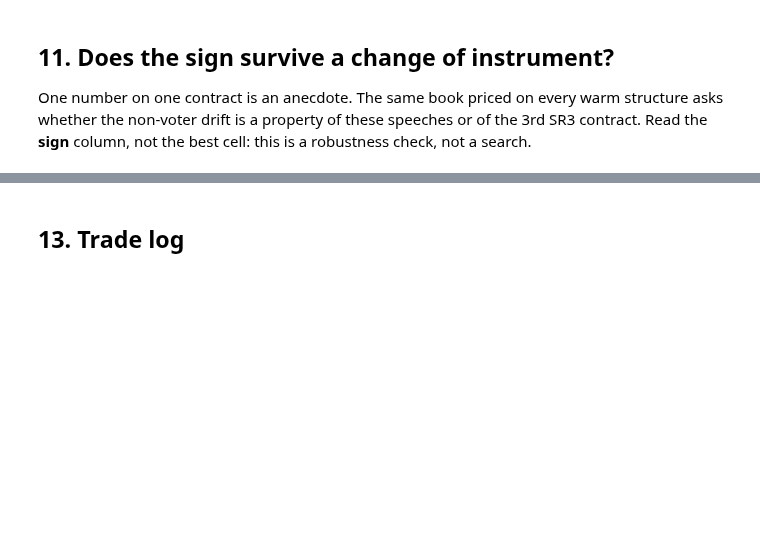
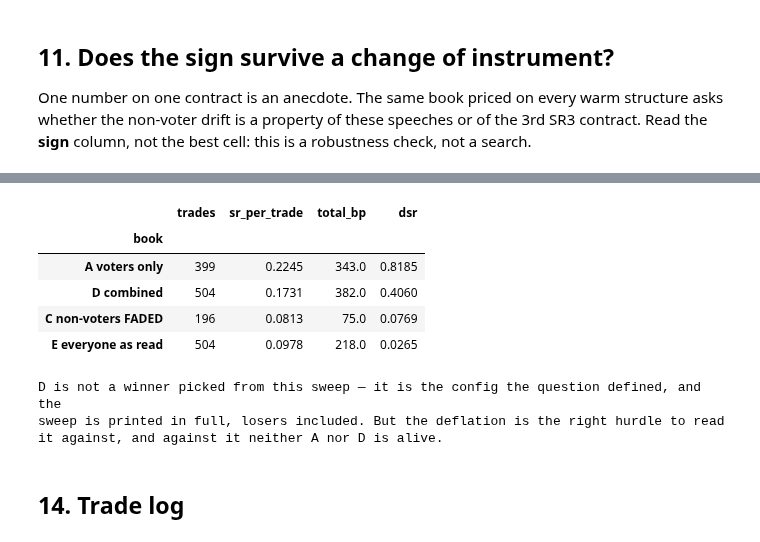
Before and after one commit to yieldcurvemonkey/ARBS, a Jupyter notebook: notebooks/backtests/intraday_fed_hawk_dove/usd_fomc_nonvoter_fade.ipynb, the cells around one changed output, grey strips where cells are left out. Drawn from its saved outputs; the diff is of its cells as text; code cells hidden in the pictures; blank space fills up the shorter version.

```diff
--- a/notebooks/backtests/intraday_fed_hawk_dove/usd_fomc_nonvoter_fade.ipynb
+++ b/notebooks/backtests/intraday_fed_hawk_dove/usd_fomc_nonvoter_fade.ipynb
@@ -792,0 +944,69 @@ D beats A on Sharpe in 7/25 windows
+# %%
+# --- (a) the rotation boundary --------------------------------------------
+import datetime as _dt
+meetings = FX.fomc_decision_dates()
+first_mtg = {}
+for m in meetings:
+    first_mtg.setdefault(m.year, m)
+    first_mtg[m.year] = min(first_mtg[m.year], m)
+
+
+def alt_is_voter(speaker, d):
+    """Score the speech under the roster that was actually seated that day."""
+    if d < first_mtg.get(d.year, d):
+        d = _dt.date(d.year - 1, d.month, d.day)
+    return FX.is_voter(speaker, d)
+
+
+dd = D.copy()
+dd["date"] = dd.opened_at.dt.date
+dd["alt_is_voter"] = [alt_is_voter(s, x) for s, x in zip(dd.speaker, dd.date)]
+dd["in_gap"] = [x < first_mtg.get(x.year, x) for x in dd.date]
+changed = dd[dd.alt_is_voter != dd.is_voter]
+alt_flip = np.where(dd.alt_is_voter == False, -1.0, 1.0)
+dd["pnl_alt"] = dd.pnl_bp * alt_flip / dd["flip"]
+s_alt = G.summarize(dd.assign(pnl_bp=dd.pnl_alt))
+print(f"trades between Jan 1 and that year's first FOMC : {int(dd.in_gap.sum())} of {len(dd)}")
+print(f"of those, class changes under the seated roster : {len(changed)}")
+print(f"D as published        {D.pnl_bp.sum():+.1f}bp   Sharpe {G.summarize(D)['sharpe']:.3f}"
+      f"   t {G.summarize(D)['t_stat']:.3f}")
+print(f"D under the alt rule  {s_alt['total']:+.1f}bp   Sharpe {s_alt['sharpe']:.3f}"
+      f"   t {s_alt['t_stat']:.3f}")
+print(f"A for comparison      {A.pnl_bp.sum():+.1f}bp   Sharpe {G.summarize(A)['sharpe']:.3f}")
+print("-> the convention moves the level; it does not move the ranking, which is the claim.")
+
+# --- (b) windows that end before the speech --------------------------------
+sp = {e["tag"]: pd.Timestamp(e["speech_ts"]) for e in RAW}
+dd["speech_ts"] = dd.tag.map(sp)
+pre = dd[dd.closed_at <= dd.speech_ts]
+print(f"\ntrades whose window closes at or before the speech : {len(pre)} of {len(dd)}"
+      f"   ({pre.pnl_bp.sum():+.1f}bp)")
+if len(pre):
+    print(f"  all voters? {bool((pre.is_voter == True).all())}   "
+          f"speech times {sorted(set(pre.speech_ts.dt.strftime('%H:%M')))}")
+    print("  they are late-session speeches whose exit clamps to the close. Inherited from the")
+    print("  parent config, present in A and D alike, so every A-vs-D comparison is unaffected.")
+
+# --- (c) the search, deflated ----------------------------------------------
+SWEEP["A:headline"] = A.pnl_bp.to_numpy(float)
+SWEEP["D:headline"] = D.pnl_bp.to_numpy(float)
+SWEEP["E:everyone"] = E.pnl_bp.to_numpy(float)
+runs = {k: v for k, v in SWEEP.items() if len(v) >= 20}
+sr_pt = {k: (v.mean() / v.std(ddof=1)) for k, v in runs.items()}
+var_sr = float(np.var(list(sr_pt.values()), ddof=1))
+sr_star = GRID.expected_max_sharpe(var_sr, len(runs))
+print(f"\n{len(runs)} non-mirror configurations scored "
+      f"(C and F are exact negatives of B and D and are excluded)")
+print(f"variance of observed per-trade Sharpes {var_sr:.5f}   "
+      f"selection hurdle sr* = {sr_star:.4f} per trade")
+display(pd.DataFrame([
+    {"book": nm, "trades": len(v), "sr_per_trade": round(v.mean() / v.std(ddof=1), 4),
+     "total_bp": round(v.sum(), 1), "dsr": round(GRID.deflated_sharpe(v, sr_star), 4)}
+    for nm, v in [("A voters only", A.pnl_bp.to_numpy(float)),
+                  ("D combined", D.pnl_bp.to_numpy(float)),
+                  ("C non-voters FADED", Cc.pnl_bp.to_numpy(float)),
+                  ("E everyone as read", E.pnl_bp.to_numpy(float))]]).set_index("book"))
+print("D is not a winner picked from this sweep — it is the config the question defined, and the")
+print("sweep is printed in full, losers included. But the deflation is the right hurdle to read")
+print("it against, and against it neither A nor D is alive.")
+# %% [output]
@@ -793,5 +1027,14 @@ D beats A on Sharpe in 7/25 windows
+|  | trades | sr_per_trade | total_bp | dsr |
+| book |  |  |  |  |
+| A voters only | 399 | 0.2245 | 343.0 | 0.8185 |
+| D combined | 504 | 0.1731 | 382.0 | 0.4060 |
+| C non-voters FADED | 196 | 0.0813 | 75.0 | 0.0769 |
+| E everyone as read | 504 | 0.0978 | 218.0 | 0.0265 |
+D is not a winner picked from this sweep — it is the config the question defined, and the
+sweep is printed in full, losers included. But the deflation is the right hurdle to read
+it against, and against it neither A nor D is alive.
 # %% [markdown]
-## 13. Trade log
+## 14. Trade log
 # %%
 log = D[["opened_at", "closed_at", "speaker", "role", "is_voter", "era", "symbol",
          "structure", "direction", "flip", "bucket", "days_to_fomc",
```
Also changed, not shown: parts of 12 cells of this notebook, 1 other file.
